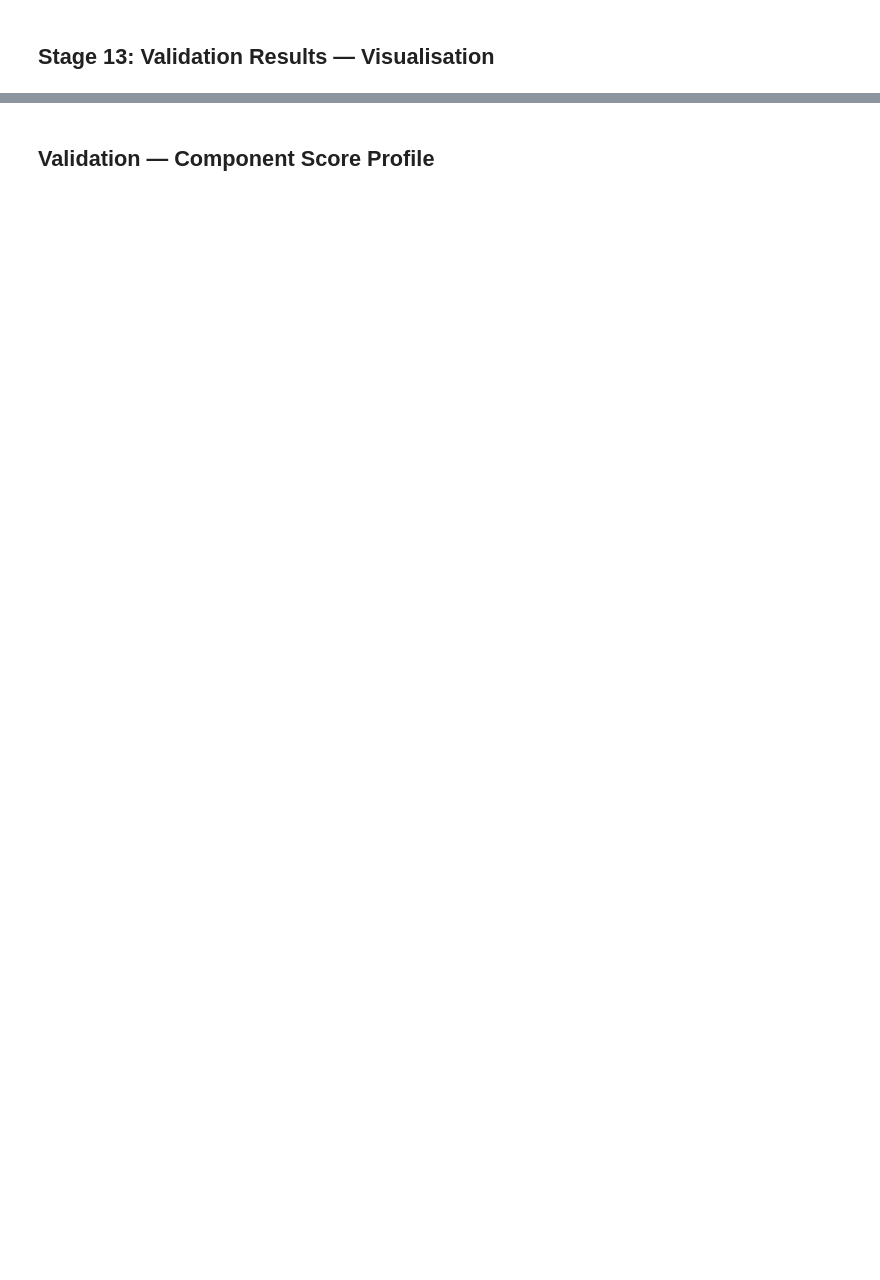
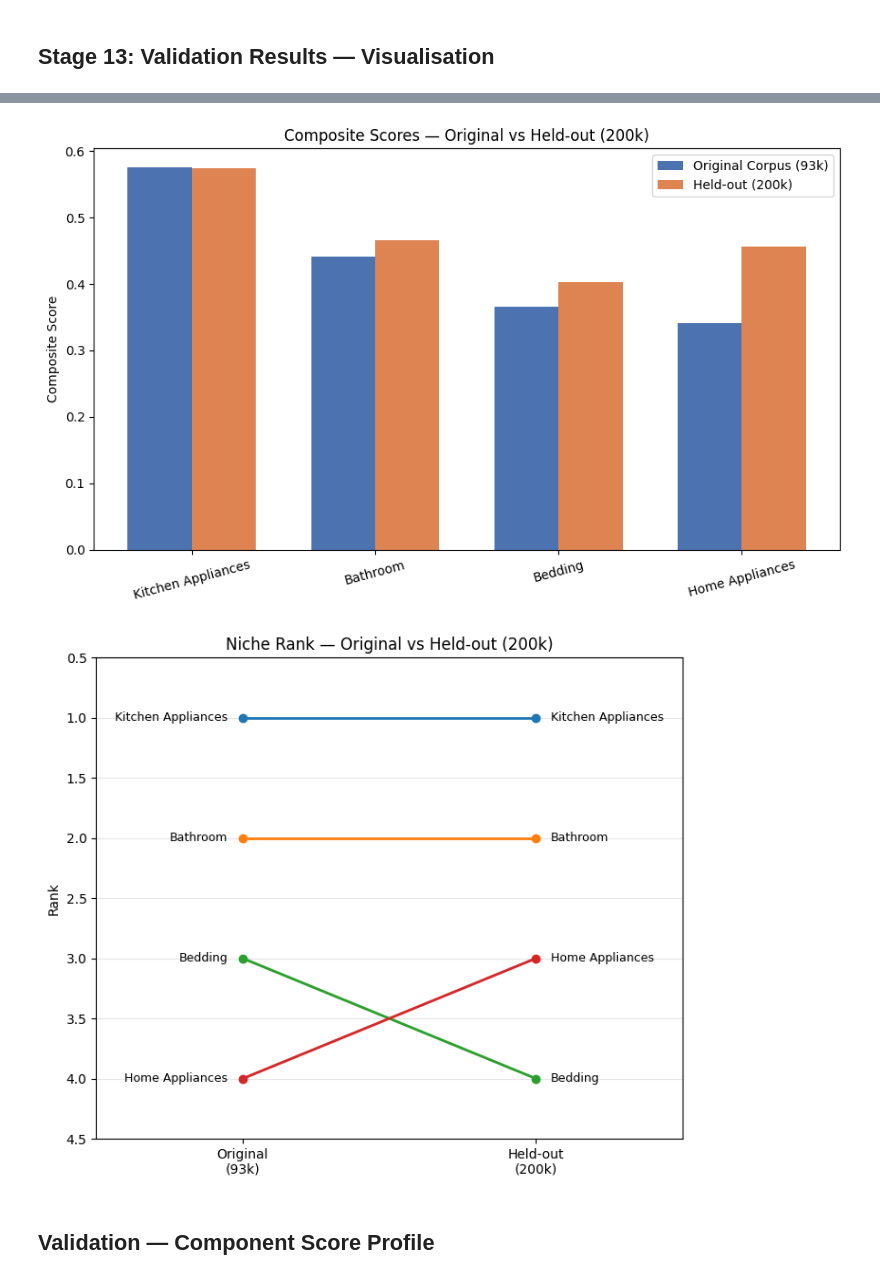
Before and after one commit to aqeel-gardezi/MSc-Project, a Jupyter notebook: notebooks/06_held_out_validation_200k_samples.ipynb, the cells around one changed output, grey strips where cells are left out. Drawn from its saved outputs; the diff is of its cells as text; code cells hidden in the pictures; blank space fills up the shorter version.

```diff
--- a/notebooks/06_held_out_validation_200k_samples.ipynb
+++ b/notebooks/06_held_out_validation_200k_samples.ipynb
@@ -1534,2 +1504,57 @@ Figure 2 saved: fig_200k_rank_comparison.png
+# %%
+# Step 13: Composite scoring visualisation — two separate figures
+
+original_scores = {
+    'Kitchen Appliances' : (0.5753, 1),
+    'Bathroom'           : (0.4410, 2),
+    'Bedding'            : (0.3656, 3),
+    'Home Appliances'    : (0.3406, 4),
+}
+
+ho_scores = {
+    niche: (composite_df.loc[niche, 'Composite Score'], composite_df.loc[niche, 'Rank'])
+    for niche in composite_df.index
+}
+
+niches = list(original_scores.keys())
+orig_vals = [original_scores[n][0] for n in niches]
+ho_vals   = [ho_scores[n][0] for n in niches]
+
+# Figure 1: bar chart comparison
+fig, ax = plt.subplots(figsize=(9, 5.5))
+x = np.arange(len(niches))
+width = 0.35
+ax.bar(x - width/2, orig_vals, width, label='Original Corpus (93k)', color='#4C72B0')
+ax.bar(x + width/2, ho_vals, width, label='Held-out (200k)', color='#DD8452')
+ax.set_xticks(x)
+ax.set_xticklabels(niches, rotation=15)
+ax.set_ylabel('Composite Score')
+ax.set_title('Composite Scores — Original vs Held-out (200k)')
+ax.legend()
+plt.tight_layout()
+plt.savefig('fig_200k_composite_comparison.png', dpi=150)
+plt.show()
+
+# Figure 2: slope / rank-movement chart
+fig, ax = plt.subplots(figsize=(7, 6))
+for n in niches:
+    orig_rank = original_scores[n][1]
+    ho_rank = ho_scores[n][1]
+    ax.plot([0, 1], [orig_rank, ho_rank], marker='o', linewidth=2, label=n)
+    ax.text(-0.05, orig_rank, n, ha='right', va='center', fontsize=9)
+    ax.text(1.05, ho_rank, n, ha='left', va='center', fontsize=9)
+ax.set_xlim(-0.5, 1.5)
+ax.set_ylim(4.5, 0.5)
+ax.set_xticks([0, 1])
+ax.set_xticklabels(['Original\n(93k)', 'Held-out\n(200k)'])
+ax.set_ylabel('Rank')
+ax.set_title('Niche Rank — Original vs Held-out (200k)')
+ax.grid(axis='y', alpha=0.3)
+plt.tight_layout()
+plt.savefig('fig_200k_rank_comparison.png', dpi=150)
+plt.show()
+# %% [output]
+[figure, added]
+[figure, added]
 # %% [markdown]
 ## Validation — Component Score Profile
```
Also changed, not shown: parts of 10 cells of this notebook.
